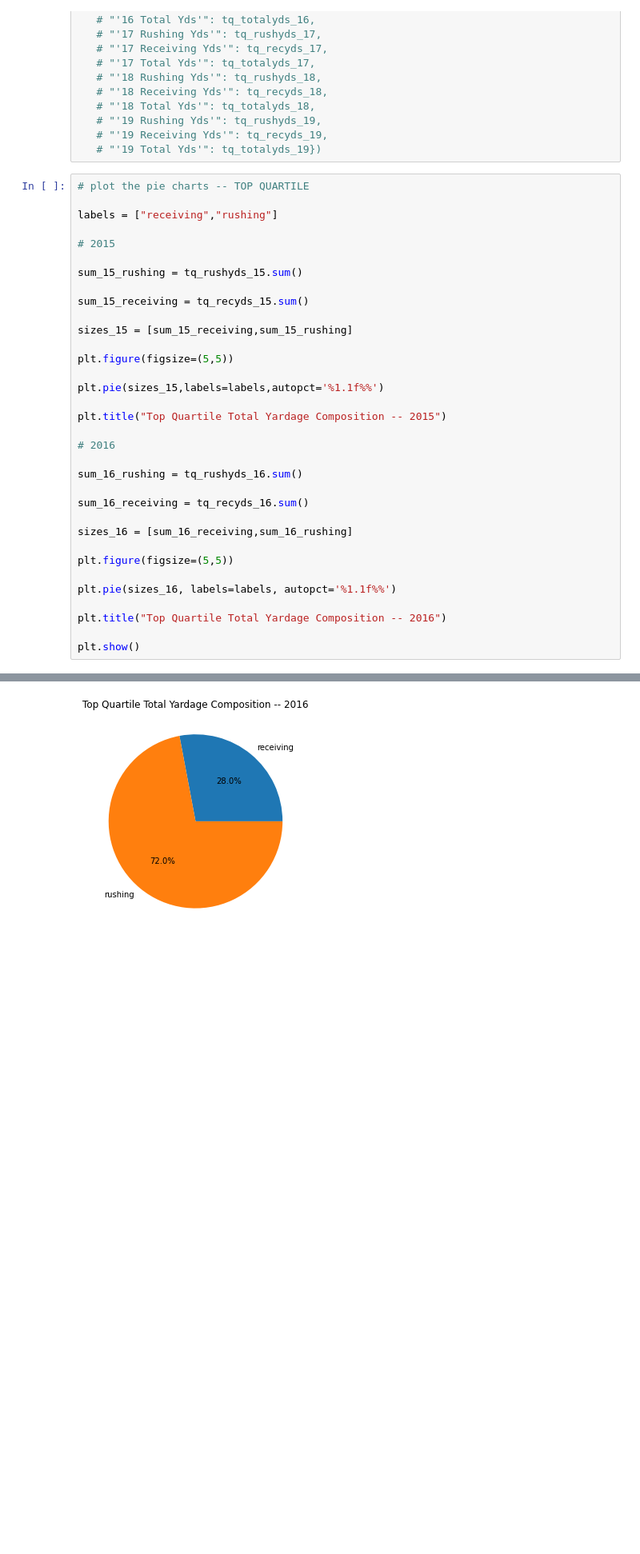
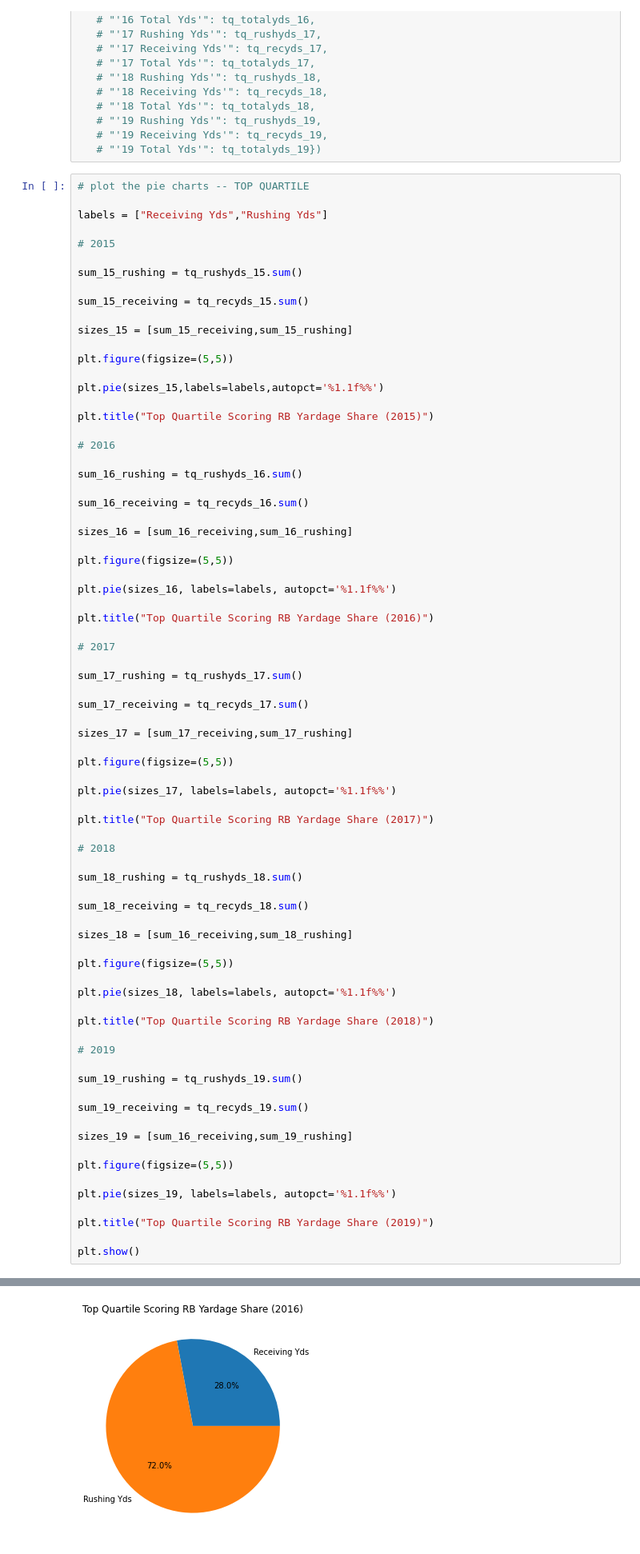
Before and after one commit to tiffanyharris711/pandasy-football, a Jupyter notebook: TomWork.ipynb, the cells around one changed output, grey strips where cells are left out. Shown: that part at 80% size. Drawn from its saved outputs; the diff is of its cells as text; blank space fills up the shorter version.

```diff
--- a/TomWork.ipynb
+++ b/TomWork.ipynb
@@ -283,7 +348,7 @@ tq_totalyds_15 = tq_rushyds_15 + tq_recyds_15
 # %%
 # plot the pie charts -- TOP QUARTILE
 
-labels = ["receiving","rushing"]
+labels = ["Receiving Yds","Rushing Yds"]
 
 # 2015
 
@@ -297,7 +362,7 @@ plt.figure(figsize=(5,5))
 
 plt.pie(sizes_15,labels=labels,autopct='%1.1f%%')
 
-plt.title("Top Quartile Total Yardage Composition -- 2015")
+plt.title("Top Quartile Scoring RB Yardage Share (2015)")
 
 # 2016
 
@@ -311,7 +376,49 @@ plt.figure(figsize=(5,5))
 
 plt.pie(sizes_16, labels=labels, autopct='%1.1f%%')
 
-plt.title("Top Quartile Total Yardage Composition -- 2016")
+plt.title("Top Quartile Scoring RB Yardage Share (2016)")
+
+# 2017
+
+sum_17_rushing = tq_rushyds_17.sum()
+
+sum_17_receiving = tq_recyds_17.sum()
+
+sizes_17 = [sum_17_receiving,sum_17_rushing]
+
+plt.figure(figsize=(5,5))
+
+plt.pie(sizes_17, labels=labels, autopct='%1.1f%%')
+
+plt.title("Top Quartile Scoring RB Yardage Share (2017)")
+
+# 2018
+
+sum_18_rushing = tq_rushyds_18.sum()
+
+sum_18_receiving = tq_recyds_18.sum()
+
+sizes_18 = [sum_16_receiving,sum_18_rushing]
+
+plt.figure(figsize=(5,5))
+
+plt.pie(sizes_18, labels=labels, autopct='%1.1f%%')
+
+plt.title("Top Quartile Scoring RB Yardage Share (2018)")
+
+# 2019
+
+sum_19_rushing = tq_rushyds_19.sum()
+
+sum_19_receiving = tq_recyds_19.sum()
+
+sizes_19 = [sum_16_receiving,sum_19_rushing]
+
+plt.figure(figsize=(5,5))
+
+plt.pie(sizes_19, labels=labels, autopct='%1.1f%%')
+
+plt.title("Top Quartile Scoring RB Yardage Share (2019)")
 
 plt.show()
 # %% [output]
@@ -319 +426 @@ plt.show()
-[figure, old version]
+[figure, new version]
```
Also changed, not shown: parts of 16 cells of this notebook.
